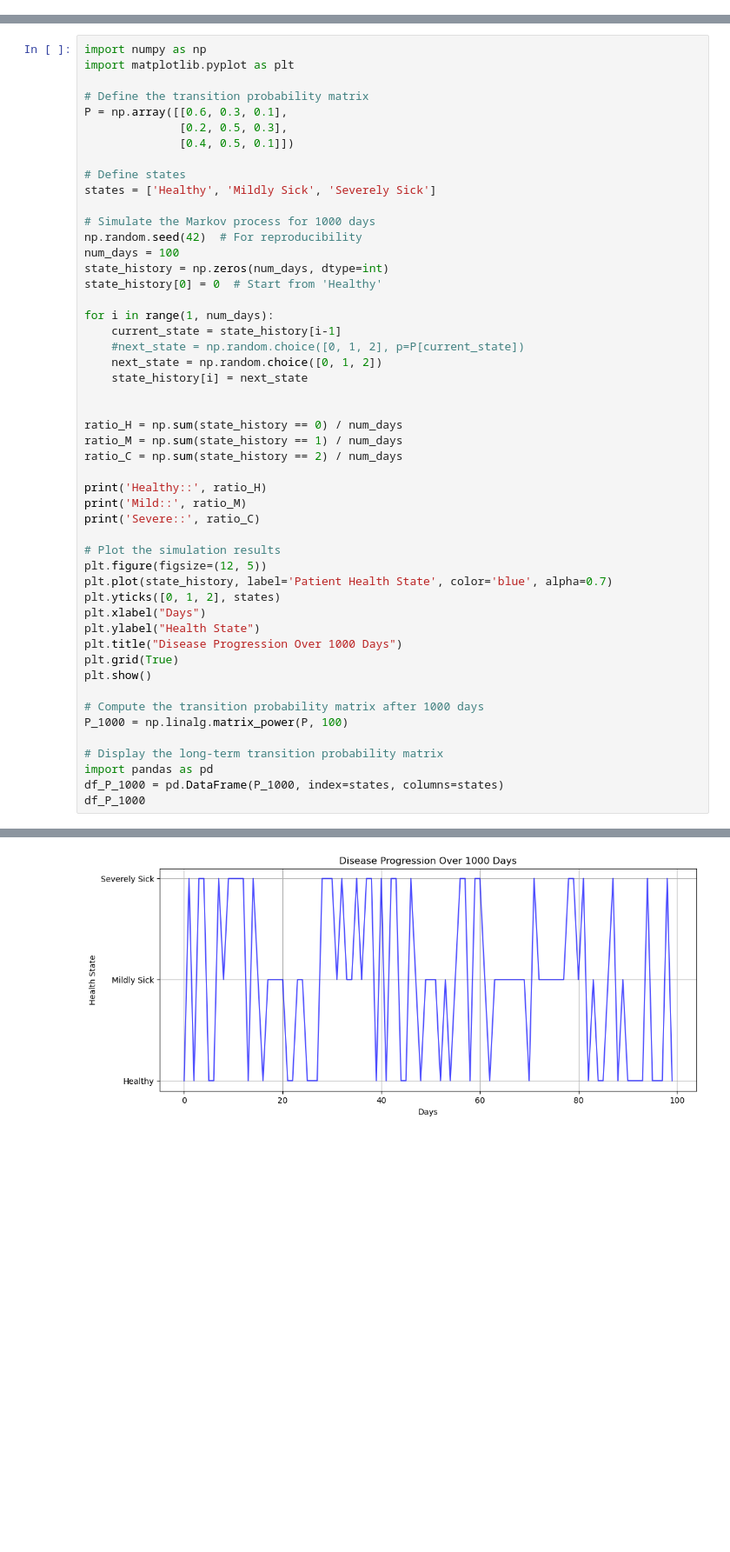
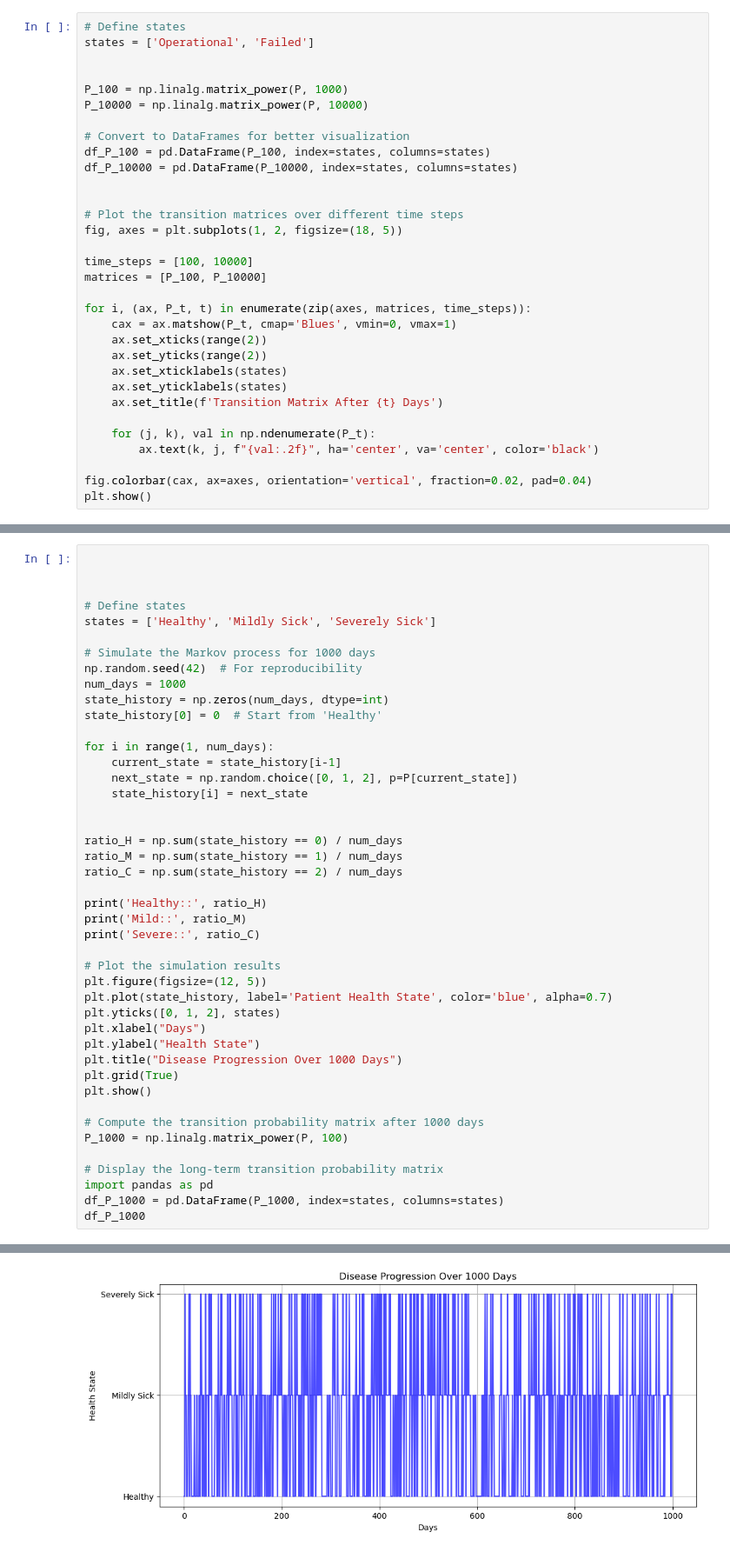
Before and after one commit to solayman-cs/CPS_6310, a Jupyter notebook: Assignment_4.ipynb, the cells around one changed output, grey strips where cells are left out. Shown at 87% size. Saved outputs shown, nothing was run; the diff lists cells and outputs as text; blank space fills up the shorter version.

```diff
--- a/Assignment_4.ipynb
+++ b/Assignment_4.ipynb
@@ -49,0 +54,32 @@ plt.show()
+# %%
+# Define states
+states = ['Operational', 'Failed']
+
+
+P_100 = np.linalg.matrix_power(P, 1000)
+P_10000 = np.linalg.matrix_power(P, 10000)
+
+# Convert to DataFrames for better visualization
+df_P_100 = pd.DataFrame(P_100, index=states, columns=states)
+df_P_10000 = pd.DataFrame(P_10000, index=states, columns=states)
+
+
+# Plot the transition matrices over different time steps
+fig, axes = plt.subplots(1, 2, figsize=(18, 5))
+
+time_steps = [100, 10000]
+matrices = [P_100, P_10000]
+
+for i, (ax, P_t, t) in enumerate(zip(axes, matrices, time_steps)):
+    cax = ax.matshow(P_t, cmap='Blues', vmin=0, vmax=1)
+    ax.set_xticks(range(2))
+    ax.set_yticks(range(2))
+    ax.set_xticklabels(states)
+    ax.set_yticklabels(states)
+    ax.set_title(f'Transition Matrix After {t} Days')
+
+    for (j, k), val in np.ndenumerate(P_t):
+        ax.text(k, j, f"{val:.2f}", ha='center', va='center', color='black')
+
+fig.colorbar(cax, ax=axes, orientation='vertical', fraction=0.02, pad=0.04)
+plt.show()
@@ -91,25 +182,19 @@ Diffusion in physics: A larger variance corresponds to faster spreading of parti
 # %%
-import numpy as np
-import matplotlib.pyplot as plt
 
-# Define the transition probability matrix
-P = np.array([[0.6, 0.3, 0.1],
-              [0.2, 0.5, 0.3],
-              [0.4, 0.5, 0.1]])
+
 
 # Define states
 states = ['Healthy', 'Mildly Sick', 'Severely Sick']
 
 # Simulate the Markov process for 1000 days
 np.random.seed(42)  # For reproducibility
-num_days = 100
+num_days = 1000
 state_history = np.zeros(num_days, dtype=int)
 state_history[0] = 0  # Start from 'Healthy'
 
 for i in range(1, num_days):
     current_state = state_history[i-1]
-    #next_state = np.random.choice([0, 1, 2], p=P[current_state])
-    next_state = np.random.choice([0, 1, 2])
+    next_state = np.random.choice([0, 1, 2], p=P[current_state])
     state_history[i] = next_state
 
 
@@ -145,4 +230,4 @@ Severe:: 0.31
-[figure, old version]
+[figure, new version]
 |  | Healthy | Mildly Sick | Severely Sick |
 | Healthy | 0.394737 | 0.421053 | 0.184211 |
 | Mildly Sick | 0.394737 | 0.421053 | 0.184211 |
```
Also changed, not shown: parts of 23 cells of this notebook.
